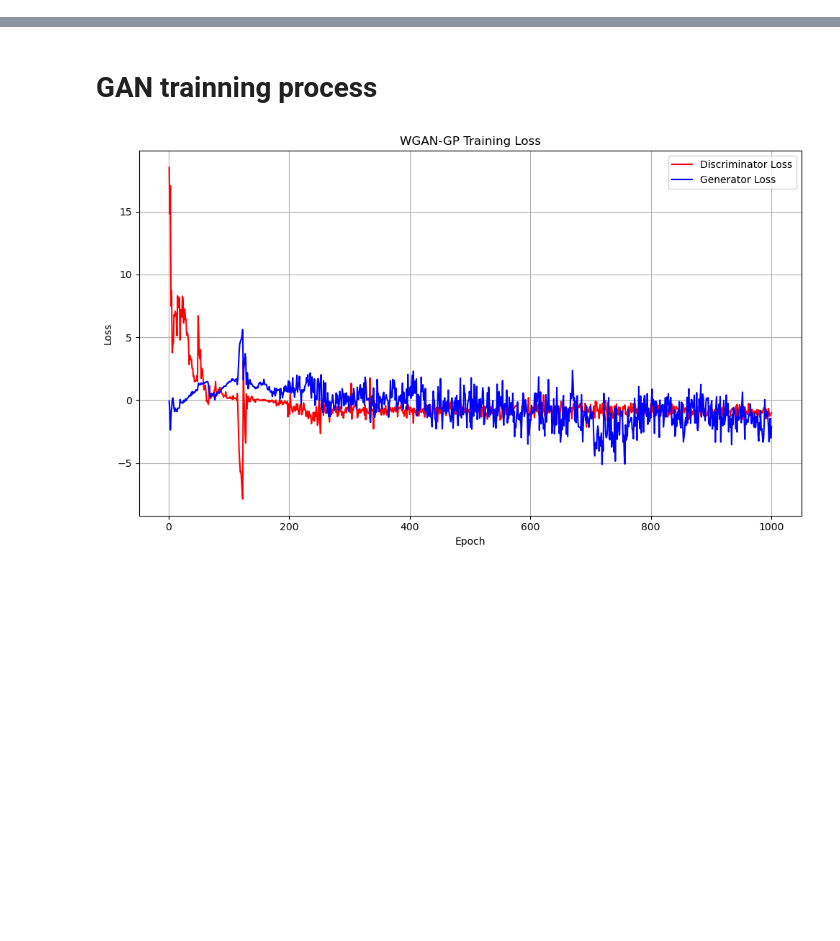
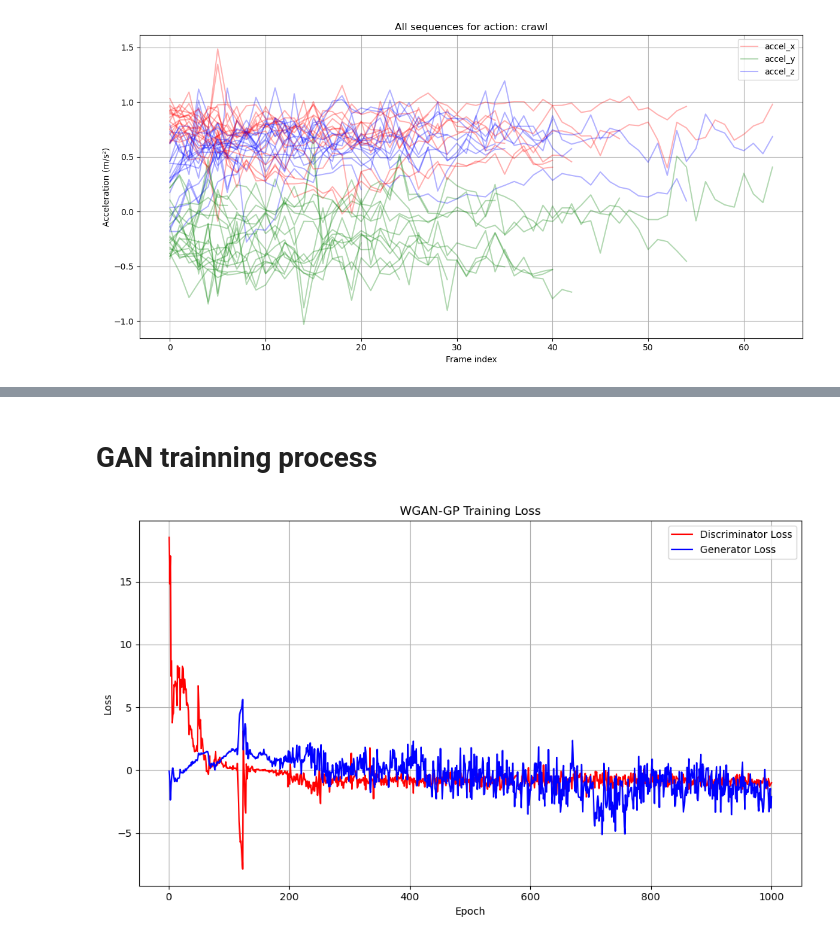
Before and after one commit to RobinsonXing/babycare, a Jupyter notebook: visualization.ipynb, the cells around one changed output, grey strips where cells are left out. Cells and saved outputs as stored; diff of their text form; code cells hidden in the pictures; blank space fills up the shorter version.

```diff
--- a/visualization.ipynb
+++ b/visualization.ipynb
@@ -0,0 +63,7 @@
+# %%
+plot_sequences(dataset_dir="./data_aug/GN",
+               action_name="crawl",
+               max_plot=None,
+               max_len=100)
+# %% [output]
+[figure, added]
```
Also changed, not shown: parts of 23 cells of this notebook, 4 other files.
